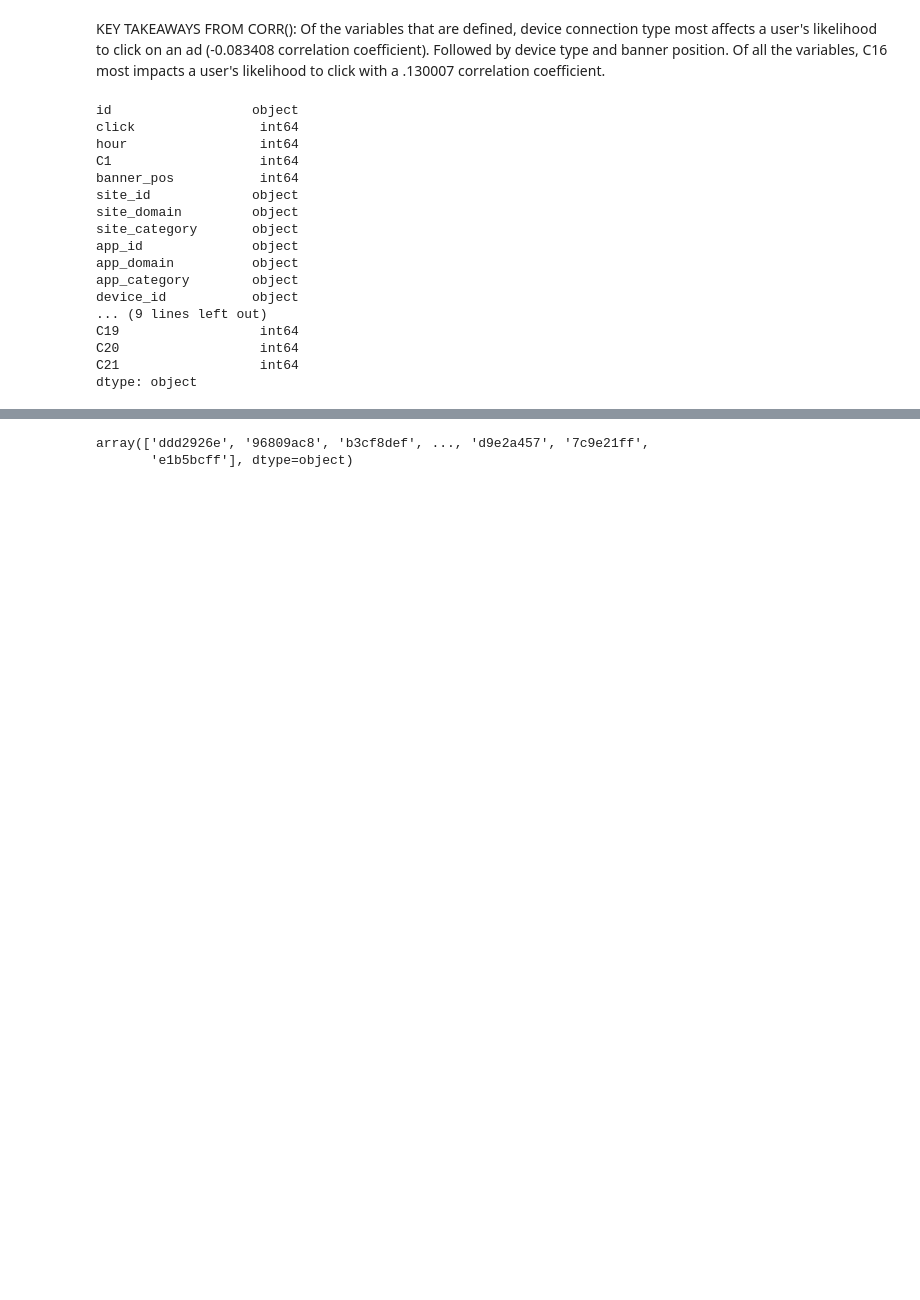
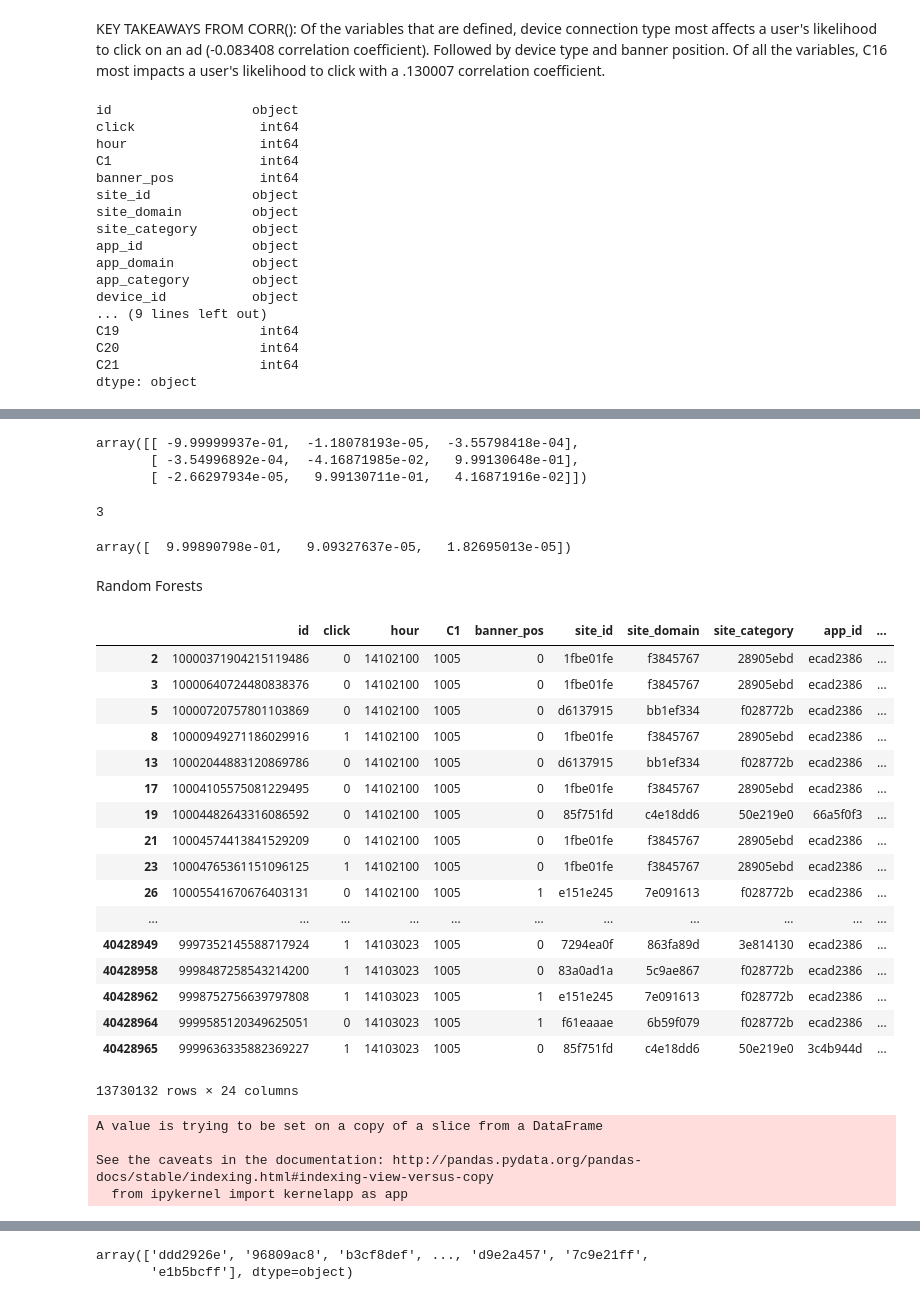
Before and after one commit to laurasergio/DS-SF-34, a Jupyter notebook: final-project/mobile_click_data.ipynb, the cells around one changed output, grey strips where cells are left out. Saved outputs shown, nothing was run; the diff lists cells and outputs as text; code cells hidden in the pictures; blank space fills up the shorter version.

```diff
--- a/final-project/mobile_click_data.ipynb
+++ b/final-project/mobile_click_data.ipynb
@@ -127,0 +216,10 @@ dtype: object
+# %%
+pca.components_
+# %% [output]
+array([[ -9.99999937e-01,  -1.18078193e-05,  -3.55798418e-04],
+       [ -3.54996892e-04,  -4.16871985e-02,   9.99130648e-01],
+       [ -2.66297934e-05,   9.99130711e-01,   4.16871916e-02]])
+# %%
+pca.n_components_
+# %% [output]
+3
@@ -127,0 +228,37 @@ dtype: object
+# %%
+normalized_var
+# %% [output]
+array([  9.99890798e-01,   9.09327637e-05,   1.82695013e-05])
+# %% [markdown]
+Random Forests
+# %%
+df
+# %% [output]
+|  | id | click | hour | C1 | banner_pos | site_id | site_domain | site_category | app_id | ... |
+| 2 | 10000371904215119486 | 0 | 14102100 | 1005 | 0 | 1fbe01fe | f3845767 | 28905ebd | ecad2386 | ... |
+| 3 | 10000640724480838376 | 0 | 14102100 | 1005 | 0 | 1fbe01fe | f3845767 | 28905ebd | ecad2386 | ... |
+| 5 | 10000720757801103869 | 0 | 14102100 | 1005 | 0 | d6137915 | bb1ef334 | f028772b | ecad2386 | ... |
+| 8 | 10000949271186029916 | 1 | 14102100 | 1005 | 0 | 1fbe01fe | f3845767 | 28905ebd | ecad2386 | ... |
+| 13 | 10002044883120869786 | 0 | 14102100 | 1005 | 0 | d6137915 | bb1ef334 | f028772b | ecad2386 | ... |
+| 17 | 10004105575081229495 | 0 | 14102100 | 1005 | 0 | 1fbe01fe | f3845767 | 28905ebd | ecad2386 | ... |
+| 19 | 10004482643316086592 | 0 | 14102100 | 1005 | 0 | 85f751fd | c4e18dd6 | 50e219e0 | 66a5f0f3 | ... |
+| 21 | 10004574413841529209 | 0 | 14102100 | 1005 | 0 | 1fbe01fe | f3845767 | 28905ebd | ecad2386 | ... |
+| 23 | 10004765361151096125 | 1 | 14102100 | 1005 | 0 | 1fbe01fe | f3845767 | 28905ebd | ecad2386 | ... |
+| 26 | 10005541670676403131 | 0 | 14102100 | 1005 | 1 | e151e245 | 7e091613 | f028772b | ecad2386 | ... |
+| ... | ... | ... | ... | ... | ... | ... | ... | ... | ... | ... |
+| 40428949 | 9997352145588717924 | 1 | 14103023 | 1005 | 0 | 7294ea0f | 863fa89d | 3e814130 | ecad2386 | ... |
+| 40428958 | 9998487258543214200 | 1 | 14103023 | 1005 | 0 | 83a0ad1a | 5c9ae867 | f028772b | ecad2386 | ... |
+| 40428962 | 9998752756639797808 | 1 | 14103023 | 1005 | 1 | e151e245 | 7e091613 | f028772b | ecad2386 | ... |
+| 40428964 | 9999585120349625051 | 0 | 14103023 | 1005 | 1 | f61eaaae | 6b59f079 | f028772b | ecad2386 | ... |
+| 40428965 | 9999636335882369227 | 1 | 14103023 | 1005 | 0 | 85f751fd | c4e18dd6 | 50e219e0 | 3c4b944d | ... |
+13730132 rows × 24 columns
+# %%
+X = df[ ['click', 'C14', 'C15', 'C16'] ]
+X.drop('click', axis = 1, inplace = True)
+
+y = df.click
+# %% [output]
+A value is trying to be set on a copy of a slice from a DataFrame
+
+See the caveats in the documentation: http://pandas.pydata.org/pandas-docs/stable/indexing.html#indexing-view-versus-copy
+  from ipykernel import kernelapp as app
```
Also changed, not shown: parts of 34 cells of this notebook.
